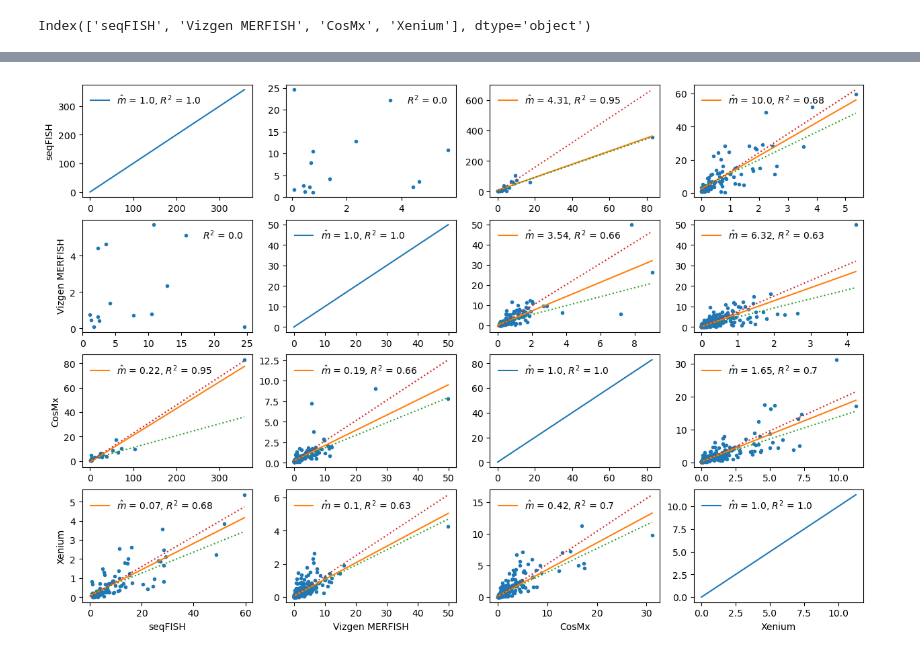
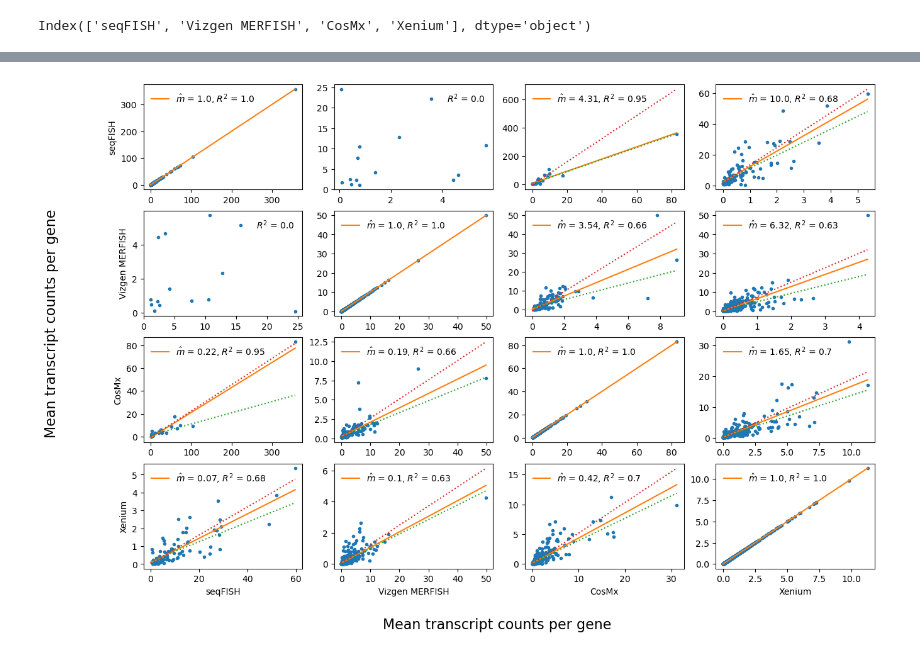
Before and after one commit to CaiGroup/UntanglingBarcodes, a Jupyter notebook: figure_generating_notebooks/SFig4A_mouse_cortex_benchmark/SFig4A_MouseCortex.ipynb, the cells around one changed output, grey strips where cells are left out. Saved outputs shown, nothing was run; the diff lists cells and outputs as text; code cells hidden in the pictures.

Commit message:
add rev figures

```diff
--- a/figure_generating_notebooks/SFig4A_mouse_cortex_benchmark/SFig4A_MouseCortex.ipynb
+++ b/figure_generating_notebooks/SFig4A_mouse_cortex_benchmark/SFig4A_MouseCortex.ipynb
@@ -96,34 +115,40 @@ for i, method_i in enumerate(means_by_method.columns):
         #matched_genes = pd.DataFrame({method_i: means_by_method[method_i], method_j : means_by_method[method_j]}).dropna()
         if method_i == method_j:
             matched_genes = means_by_method.loc[:, method_i].dropna()
+            matched_genes_alt = pd.DataFrame({method_i: means_by_method[method_i], method_j : means_by_method[method_j]}).dropna()
             fit = linregress(matched_genes, matched_genes)
             slope_label = r"$\hat m$ = {best}".format(best=np.round(fit.slope,2)) #, low=bounds['el_slope'], up=bounds['eu_slope'])
             r_sq_label = r", $R^2$ = {r_sq}".format(r_sq=np.round(fit.rvalue**2, 2)) #, low=bounds['el_r_sq'], up=bounds['eu_r_sq'])
             label_text = slope_label + r_sq_label
 
+            ax[j,i].plot(matched_genes_alt[method_i], matched_genes_alt[method_j], '.')
             ax[j,i].plot([0, np.max(matched_genes)], [fit.intercept, fit.intercept + fit.slope *np.max(matched_genes)], label = label_text)
             ax[j,i].legend(frameon=False)
+            #boot_res = bootstrap(matched_genes_alt)
+            #ax[j,i].plot([0, np.max(matched_genes_alt[method_i])], [boot_res['intercept'].iloc[0], boot_res['intercept'].iloc[0] + boot_res['slope'].iloc[0] *np.max(matched_genes[method_i])], ':')#, label = r"$m_\text{l}$ = " + str(np.round(boot_res['slope'].iloc[0],2)))
+            #ax[j,i].plot([0, np.max(matched_genes_alt[method_i])], [boot_res['intercept'].iloc[1], boot_res['intercept'].iloc[1] + boot_res['slope'].iloc[1] *np.max(matched_genes[method_i])], ':')#, label = r"$m_\text{u}$ = " + str(np.round(boot_res['slope'].iloc[1],2)))
+
 
         else:
             matched_genes = means_by_method.loc[:, [method_i, method_j]].dropna()
             fit = linregress(matched_genes[method_i], matched_genes[method_j])
 
             if fit.rvalue**2 > 0.1:
                 boot_res = bootstrap(matched_genes)
                 ax[j,i].plot(matched_genes[method_i], matched_genes[method_j], '.')
                 slope_label = r"$\hat m$ = {best}".format(best=np.round(fit.slope,2)) #, low=bounds['el_slope'], up=bounds['eu_slope'])
                 r_sq_label = r", $R^2$ = {r_sq}".format(r_sq=np.round(fit.rvalue**2, 2)) #, low=bounds['el_r_sq'], up=bounds['eu_r_sq'])
                 label_text = slope_label + r_sq_label
                 ax[j,i].plot([0, np.max(matched_genes[method_i])], [fit.intercept, fit.intercept + fit.slope *np.max(matched_genes[method_i])], label = label_text)
                 ax[j,i].plot([0, np.max(matched_genes[method_i])], [boot_res['intercept'].iloc[0], boot_res['intercept'].iloc[0] + boot_res['slope'].iloc[0] *np.max(matched_genes[method_i])], ':')#, label = r"$m_\text{l}$ = " + str(np.round(boot_res['slope'].iloc[0],2)))
                 ax[j,i].plot([0, np.max(matched_genes[method_i])], [boot_res['intercept'].iloc[1], boot_res['intercept'].iloc[1] + boot_res['slope'].iloc[1] *np.max(matched_genes[method_i])], ':')#, label = r"$m_\text{u}$ = " + str(np.round(boot_res['slope'].iloc[1],2)))
                 boot_res['intercept'].iloc[0]
             else:
                 ax[j,i].plot(matched_genes[method_i], matched_genes[method_j], '.', label=r"$R^2$ = " + str(np.round(fit.rvalue**2, 2)))
             ax[j,i].legend(frameon=False)
 
-fig.supxlabel("Mean counts per gene", fontsize=16)
-fig.supylabel("Mean counts per gene", fontsize=16)
+fig.supxlabel("Mean transcript counts per gene", fontsize=16)
+fig.supylabel("Mean transcript counts per gene", fontsize=16)
 plt.savefig("SFig4A_cortex_benchmark.pdf")
 # %% [output]
-[figure, old version]
+[figure, new version]
```
Also changed, not shown: parts of 6 cells of this notebook, 47 other files.
